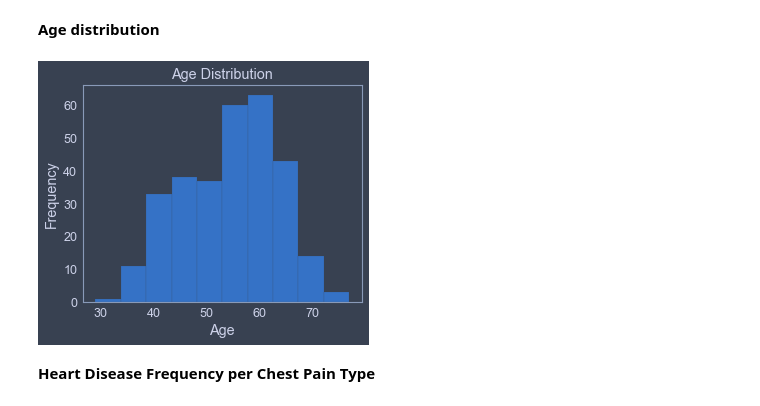
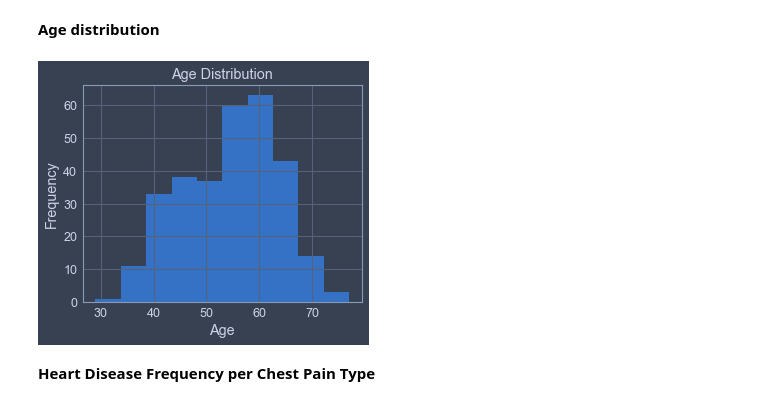
Before and after one commit to JoaquinBadillo/ML-Classification, a Jupyter notebook: heart-disease-classification.ipynb, the cells around one changed output. Drawn from its saved outputs; the diff is of its cells as text; code cells hidden in the pictures.

```diff
--- a/heart-disease-classification.ipynb
+++ b/heart-disease-classification.ipynb
@@ -350,15 +355,13 @@ ax.grid(False);
 # %%
 fig, ax = plt.subplots(figsize=(5,4))
 
 ax.hist(df["age"])
 
 ax.set(title="Age Distribution",
         xlabel = "Age",
-        ylabel = "Frequency")
-
-ax.grid(False);
+        ylabel = "Frequency");
 # %% [output]
-[figure, old version]
+[figure, new version]
 # %% [markdown]
 **Heart Disease Frequency per Chest Pain Type**
 # %% [markdown]
```
Also changed, not shown: parts of 18 cells of this notebook.
